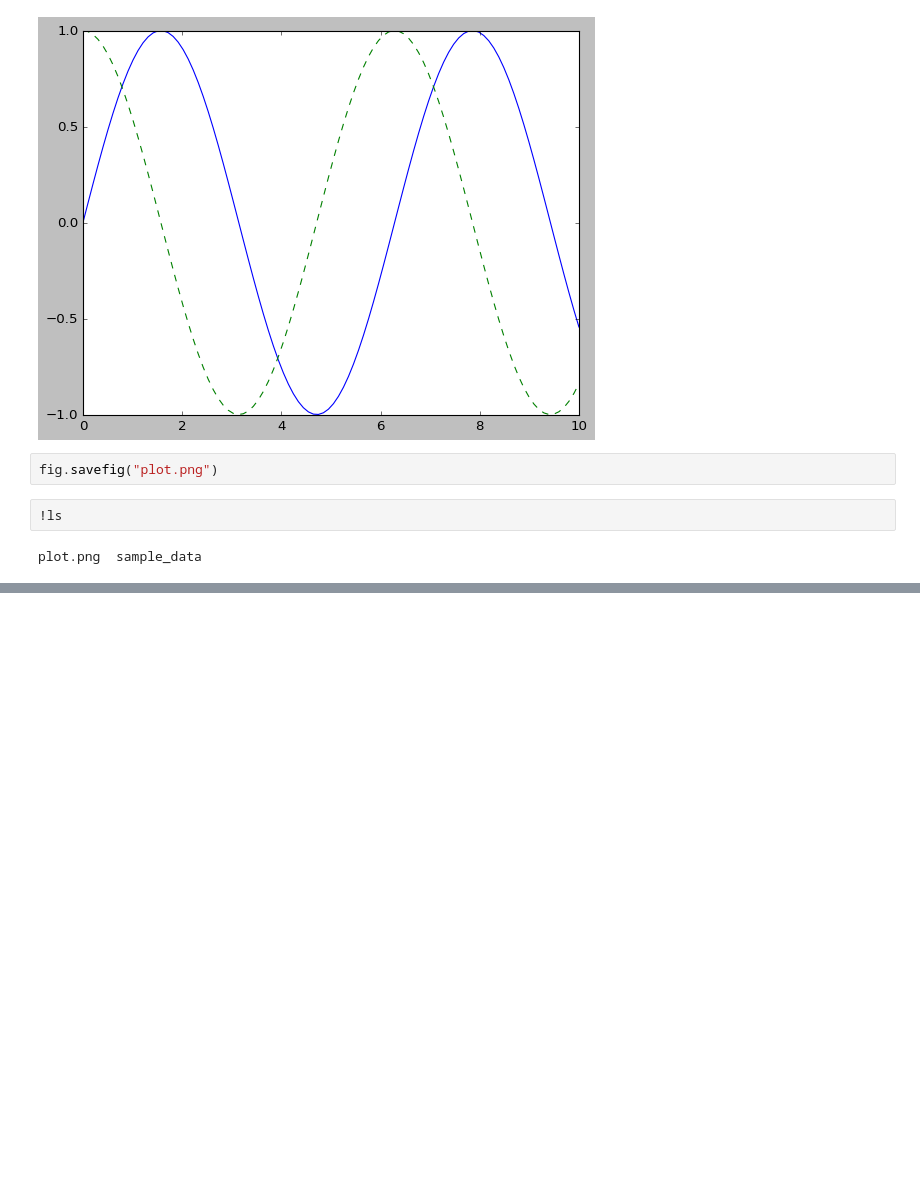
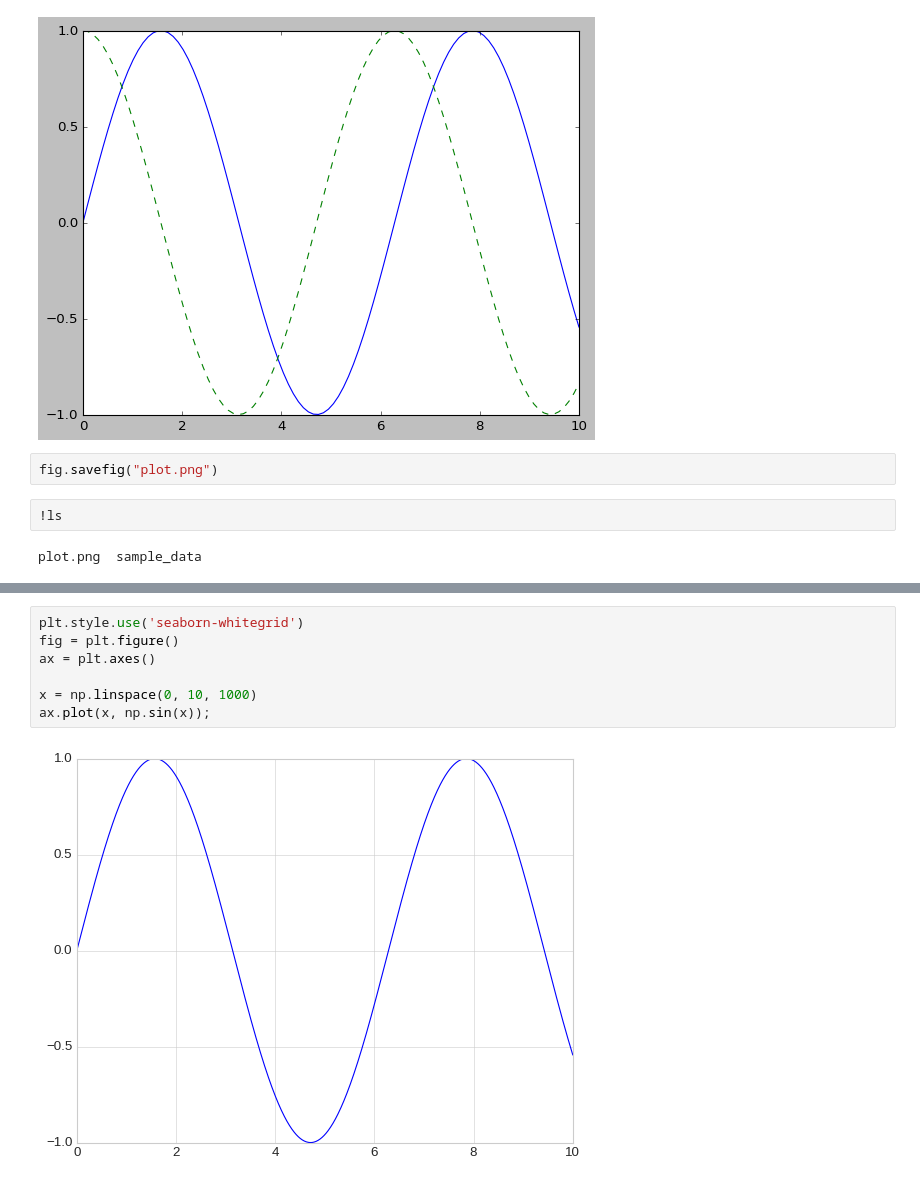
Before and after one commit to amit1476/myUbuntuRep, a Jupyter notebook: pyDS_4_plotting.ipynb, the cells around one changed output, grey strips where cells are left out. Saved outputs shown, nothing was run; the diff lists cells and outputs as text; blank space fills up the shorter version.

```diff
--- a/pyDS_4_plotting.ipynb
+++ b/pyDS_4_plotting.ipynb
@@ -48,0 +81,9 @@ plot.png  sample_data
+# %%
+plt.style.use('seaborn-whitegrid')
+fig = plt.figure()
+ax = plt.axes()
+
+x = np.linspace(0, 10, 1000)
+ax.plot(x, np.sin(x));
+# %% [output]
+[figure, added]
```
Also changed, not shown: parts of 6 cells of this notebook.
